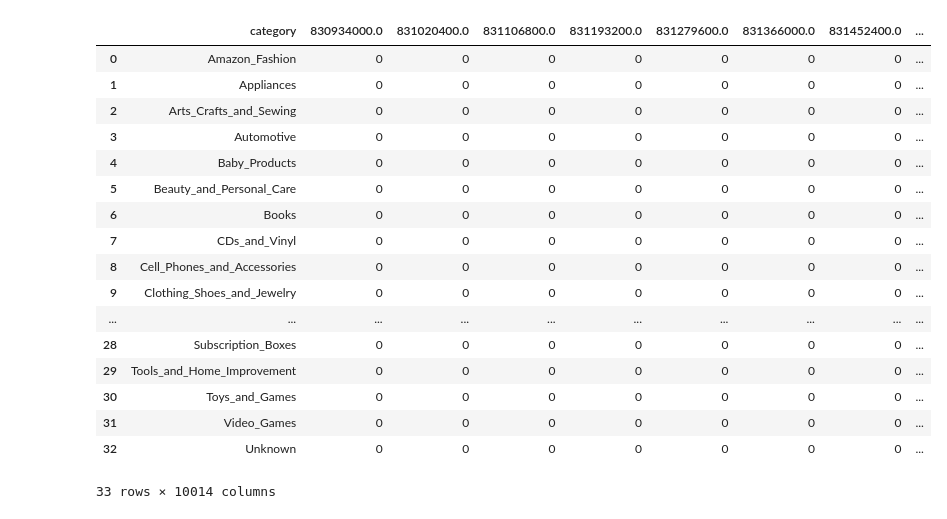
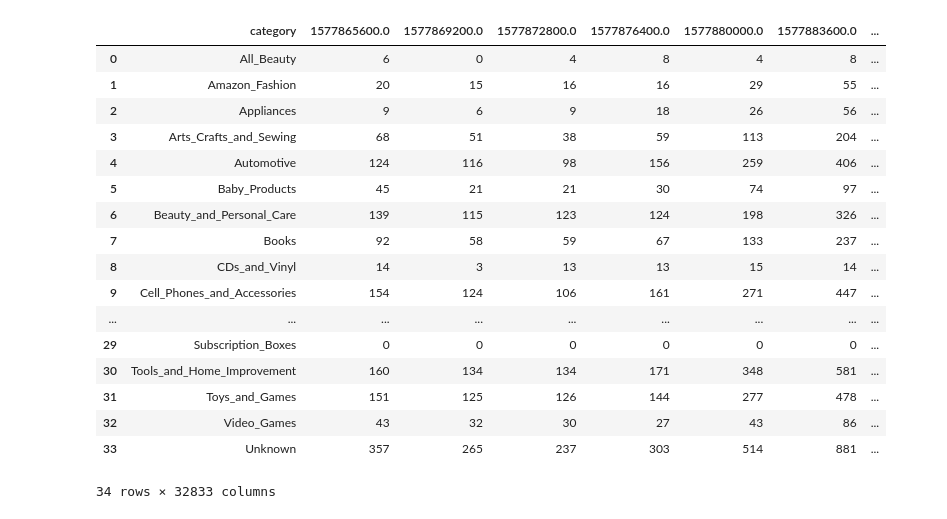
Before and after one commit to Coaster41/timeseries_datasets, a Jupyter notebook: amazon_reviews_timeseries.ipynb, the cells around one changed output. Cells and saved outputs as stored; diff of their text form; code cells hidden in the pictures.

```diff
--- a/amazon_reviews_timeseries.ipynb
+++ b/amazon_reviews_timeseries.ipynb
@@ -10,28 +10,28 @@ import matplotlib.pyplot as plt
 import matplotlib.colors
 import math
 # %%
-data_fn = '../data/amazon_reviews_daily.csv'
+data_fn = '../data/amazon_reviews_hourly_cut.csv'
 df = pd.read_csv(data_fn)
 display(df)
 # %% [output]
-|  | category | 830934000.0 | 831020400.0 | 831106800.0 | 831193200.0 | 831279600.0 | 831366000.0 | 831452400.0 | ... |
-| 0 | Amazon_Fashion | 0 | 0 | 0 | 0 | 0 | 0 | 0 | ... |
-| 1 | Appliances | 0 | 0 | 0 | 0 | 0 | 0 | 0 | ... |
-| 2 | Arts_Crafts_and_Sewing | 0 | 0 | 0 | 0 | 0 | 0 | 0 | ... |
-| 3 | Automotive | 0 | 0 | 0 | 0 | 0 | 0 | 0 | ... |
-| 4 | Baby_Products | 0 | 0 | 0 | 0 | 0 | 0 | 0 | ... |
-| 5 | Beauty_and_Personal_Care | 0 | 0 | 0 | 0 | 0 | 0 | 0 | ... |
-| 6 | Books | 0 | 0 | 0 | 0 | 0 | 0 | 0 | ... |
-| 7 | CDs_and_Vinyl | 0 | 0 | 0 | 0 | 0 | 0 | 0 | ... |
-| 8 | Cell_Phones_and_Accessories | 0 | 0 | 0 | 0 | 0 | 0 | 0 | ... |
-| 9 | Clothing_Shoes_and_Jewelry | 0 | 0 | 0 | 0 | 0 | 0 | 0 | ... |
-| ... | ... | ... | ... | ... | ... | ... | ... | ... | ... |
-| 28 | Subscription_Boxes | 0 | 0 | 0 | 0 | 0 | 0 | 0 | ... |
-| 29 | Tools_and_Home_Improvement | 0 | 0 | 0 | 0 | 0 | 0 | 0 | ... |
-| 30 | Toys_and_Games | 0 | 0 | 0 | 0 | 0 | 0 | 0 | ... |
-| 31 | Video_Games | 0 | 0 | 0 | 0 | 0 | 0 | 0 | ... |
-| 32 | Unknown | 0 | 0 | 0 | 0 | 0 | 0 | 0 | ... |
+|  | category | 1577865600.0 | 1577869200.0 | 1577872800.0 | 1577876400.0 | 1577880000.0 | 1577883600.0 | ... |
+| 0 | All_Beauty | 6 | 0 | 4 | 8 | 4 | 8 | ... |
+| 1 | Amazon_Fashion | 20 | 15 | 16 | 16 | 29 | 55 | ... |
+| 2 | Appliances | 9 | 6 | 9 | 18 | 26 | 56 | ... |
+| 3 | Arts_Crafts_and_Sewing | 68 | 51 | 38 | 59 | 113 | 204 | ... |
+| 4 | Automotive | 124 | 116 | 98 | 156 | 259 | 406 | ... |
+| 5 | Baby_Products | 45 | 21 | 21 | 30 | 74 | 97 | ... |
+| 6 | Beauty_and_Personal_Care | 139 | 115 | 123 | 124 | 198 | 326 | ... |
+| 7 | Books | 92 | 58 | 59 | 67 | 133 | 237 | ... |
+| 8 | CDs_and_Vinyl | 14 | 3 | 13 | 13 | 15 | 14 | ... |
+| 9 | Cell_Phones_and_Accessories | 154 | 124 | 106 | 161 | 271 | 447 | ... |
+| ... | ... | ... | ... | ... | ... | ... | ... | ... |
+| 29 | Subscription_Boxes | 0 | 0 | 0 | 0 | 0 | 0 | ... |
+| 30 | Tools_and_Home_Improvement | 160 | 134 | 134 | 171 | 348 | 581 | ... |
+| 31 | Toys_and_Games | 151 | 125 | 126 | 144 | 277 | 478 | ... |
+| 32 | Video_Games | 43 | 32 | 30 | 27 | 43 | 86 | ... |
+| 33 | Unknown | 357 | 265 | 237 | 303 | 514 | 881 | ... |
-33 rows × 10014 columns
+34 rows × 32833 columns
 # %%
 timeseries = df.to_numpy()
 # remove columns
```
Also changed, not shown: parts of 3 cells of this notebook, 3 other files.
